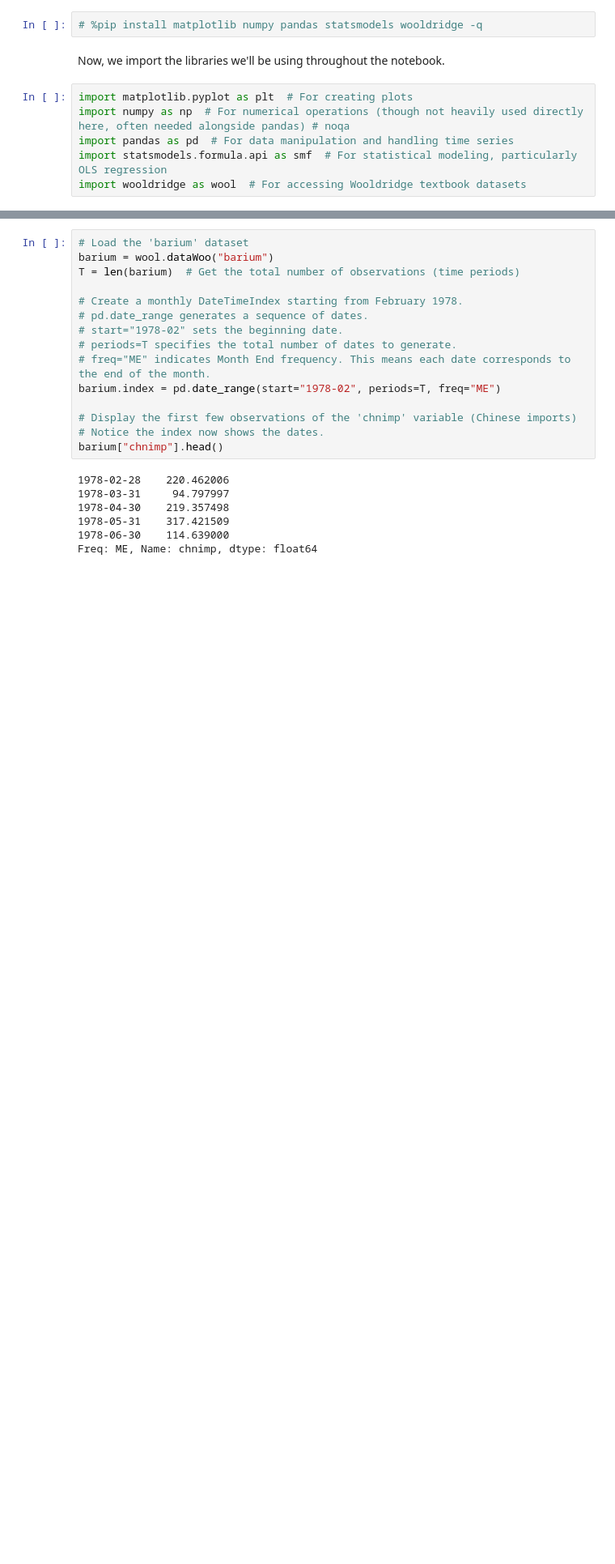
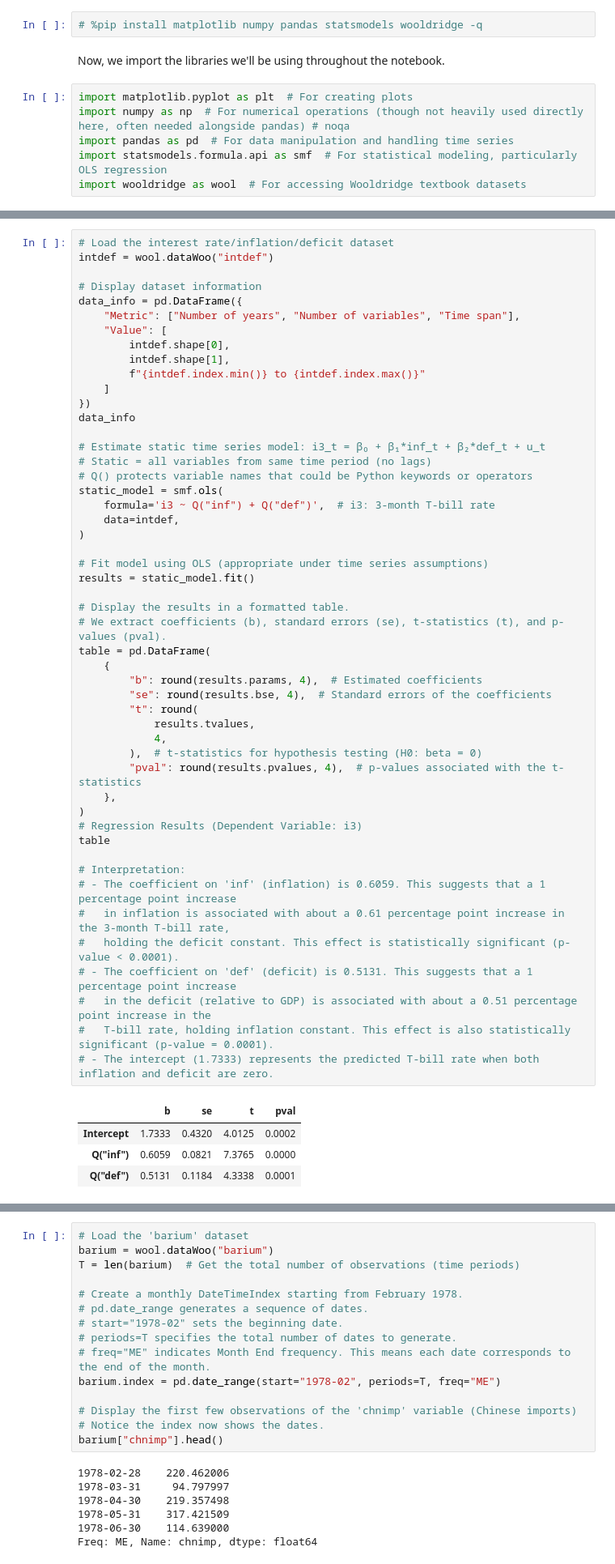
Before and after one commit to jhu-aap-econ/merino, a Jupyter notebook: notebooks/Ch10. Basic Regression Analysis with Time Series Data.ipynb, the cells around one changed output, grey strips where cells are left out. Shown at 81% size. Cells and saved outputs as stored; diff of their text form; blank space fills up the shorter version.

```diff
--- a/notebooks/Ch10. Basic Regression Analysis with Time Series Data.ipynb
+++ b/notebooks/Ch10. Basic Regression Analysis with Time Series Data.ipynb
@@ -112,0 +51,55 @@ Let's load the `barium` dataset, which contains monthly data. We will assign a p
+# %%
+# Load the interest rate/inflation/deficit dataset
+intdef = wool.dataWoo("intdef")
+
+# Display dataset information
+data_info = pd.DataFrame({
+    "Metric": ["Number of years", "Number of variables", "Time span"],
+    "Value": [
+        intdef.shape[0],
+        intdef.shape[1],
+        f"{intdef.index.min()} to {intdef.index.max()}"
+    ]
+})
+data_info
+
+# Estimate static time series model: i3_t = β₀ + β₁*inf_t + β₂*def_t + u_t
+# Static = all variables from same time period (no lags)
+# Q() protects variable names that could be Python keywords or operators
+static_model = smf.ols(
+    formula='i3 ~ Q("inf") + Q("def")',  # i3: 3-month T-bill rate
+    data=intdef,
+)
+
+# Fit model using OLS (appropriate under time series assumptions)
+results = static_model.fit()
+
+# Display the results in a formatted table.
+# We extract coefficients (b), standard errors (se), t-statistics (t), and p-values (pval).
+table = pd.DataFrame(
+    {
+        "b": round(results.params, 4),  # Estimated coefficients
+        "se": round(results.bse, 4),  # Standard errors of the coefficients
+        "t": round(
+            results.tvalues,
+            4,
+        ),  # t-statistics for hypothesis testing (H0: beta = 0)
+        "pval": round(results.pvalues, 4),  # p-values associated with the t-statistics
+    },
+)
+# Regression Results (Dependent Variable: i3)
+table
+
+# Interpretation:
+# - The coefficient on 'inf' (inflation) is 0.6059. This suggests that a 1 percentage point increase
+#   in inflation is associated with about a 0.61 percentage point increase in the 3-month T-bill rate,
+#   holding the deficit constant. This effect is statistically significant (p-value < 0.0001).
+# - The coefficient on 'def' (deficit) is 0.5131. This suggests that a 1 percentage point increase
+#   in the deficit (relative to GDP) is associated with about a 0.51 percentage point increase in the
+#   T-bill rate, holding inflation constant. This effect is also statistically significant (p-value = 0.0001).
+# - The intercept (1.7333) represents the predicted T-bill rate when both inflation and deficit are zero.
+# %% [output]
+|  | b | se | t | pval |
+| Intercept | 1.7333 | 0.4320 | 4.0125 | 0.0002 |
+| Q("inf") | 0.6059 | 0.0821 | 7.3765 | 0.0000 |
+| Q("def") | 0.5131 | 0.1184 | 4.3338 | 0.0001 |
```
Also changed, not shown: parts of 2 cells of this notebook, 34 other files.
